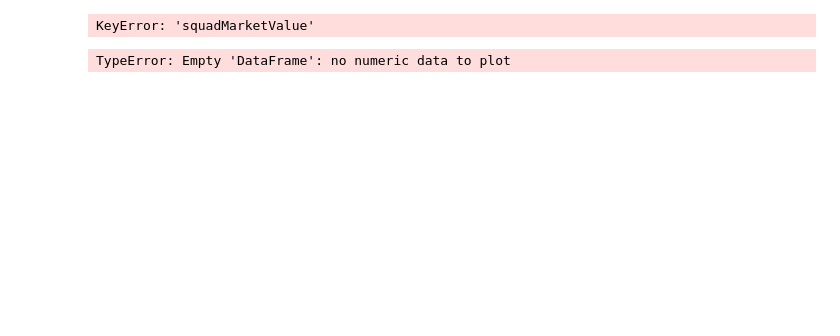
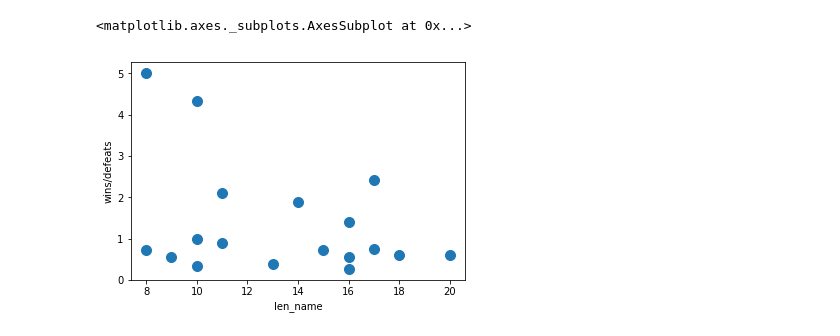
Before and after one commit to vlk83/py-3_task_4.3, a Jupyter notebook: football_clusters.ipynb, the cells around one changed output. Cells and saved outputs as stored; diff of their text form; code cells hidden in the pictures; blank space fills up the shorter version.

```diff
--- a/football_clusters.ipynb
+++ b/football_clusters.ipynb
@@ -29,29 +43,30 @@ teams
 # %%
 team_for_pd = []
 for team in teams:
+    len_name = len(team['name'])
+    fixtures = call_api(team['_links']['fixtures']['href'], 'fixtures')
+    wins = 0
+    defeats = 0
+    for f in fixtures:
+        if f['status'] == 'FINISHED':
+            if team['name'] == f['homeTeamName']:
+                if f['result']['goalsAwayTeam'] > f['result']['goalsHomeTeam']:
+                    defeats = defeats + 1
+                elif f['result']['goalsAwayTeam'] < f['result']['goalsHomeTeam']:
+                    wins = wins + 1
+            else:
+                if f['result']['goalsHomeTeam'] > f['result']['goalsAwayTeam']:
+                    defeats = defeats + 1
+                elif f['result']['goalsAwayTeam'] > f['result']['goalsHomeTeam']:
+                    wins = wins + 1
 
-    if team['squadMarketValue']:
-        squadMarketValue = team['squadMarketValue'].replace(',', '').replace(' €', '')
-        squadMarketValue = int(squadMarketValue)
-        fixtures = call_api(team['_links']['fixtures']['href'], 'fixtures')
-        defeats = 0
-        for f in fixtures:
-            if f['status'] == 'FINISHED': #and f['competition']['href'] =='http://api.football-data.org/v1/competitions/440':
-                if team['name'] == f['homeTeamName']:
-                    if f['result']['goalsAwayTeam'] > f['result']['goalsHomeTeam']:
-                        defeats = defeats + 1
-                else:
-                    if f['result']['goalsHomeTeam'] > f['result']['goalsAwayTeam']:
-                        defeats = defeats + 1
-
-            team_for_pd.append({'name': team['name'], 'squadMarketValue': squadMarketValue, 'defeats': defeats})
+    team_for_pd.append({'name': team['name'], 'len_name': len_name, 'wins/defeats': (wins+1)/(defeats+1)})
-# %% [output]
-KeyError: 'squadMarketValue'
 # %%
 teams_pd = pd.DataFrame(team_for_pd)
 # %%
-teams_pd.plot.scatter(x='squadMarketValue', y='defeats', s=100)
+teams_pd.plot.scatter(x='len_name', y='wins/defeats', s=100)
 # %% [output]
-TypeError: Empty 'DataFrame': no numeric data to plot
+<matplotlib.axes._subplots.AxesSubplot at 0x...>
+[figure, added]
 # %%
 del teams_pd['name']
```
Also changed, not shown: parts of 12 cells of this notebook.
